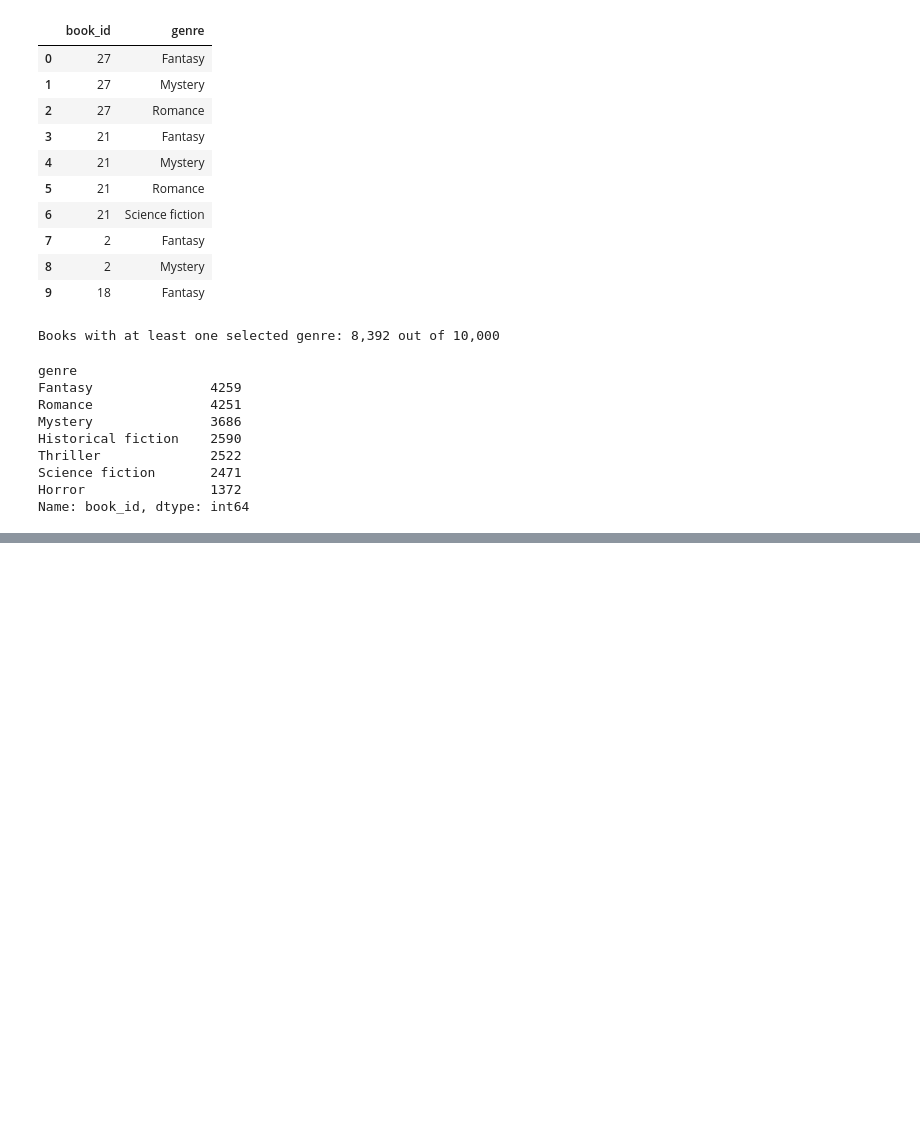
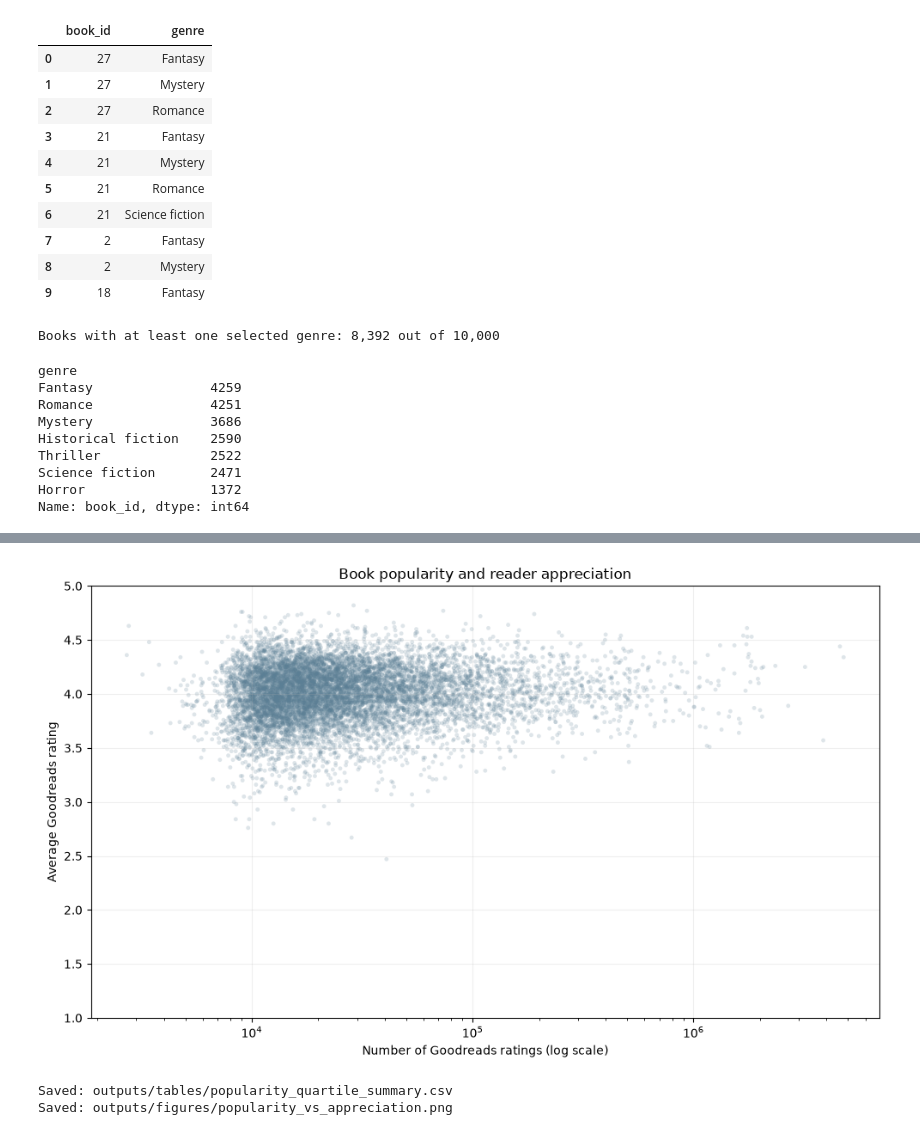
Before and after one commit to sofiagolla04/page-turners, a Jupyter notebook: page_turners_analysis.ipynb, the cells around one changed output, grey strips where cells are left out. Cells and saved outputs as stored; diff of their text form; code cells hidden in the pictures; blank space fills up the shorter version.

```diff
--- a/page_turners_analysis.ipynb
+++ b/page_turners_analysis.ipynb
@@ -644,0 +1167,29 @@ To be developed.
+# %%
+import importlib
+import src.data_cleaning as data_cleaning
+
+importlib.reload(data_cleaning)
+
+books_popularity = data_cleaning.prepare_popularity_data(
+    books_enriched
+)
+
+assert books_popularity["book_id"].is_unique
+
+assert books_popularity[
+    ["ratings_count", "average_rating", "popularity_quartile"]
+].notna().all().all()
+
+excluded_books = len(books_enriched) - len(books_popularity)
+
+print(f"Books included: {len(books_popularity):,}")
+print(
+    "Books excluded for missing metrics or zero ratings: "
+    f"{excluded_books:,}"
+)
+print(
+    "Books with zero rating counts in the input:",
+    books_enriched["ratings_count"].eq(0).sum(),
+)
+
+books_popularity.head(10)
@@ -644,0 +1253,38 @@ To be developed.
+# %%
+import matplotlib.pyplot as plt
+import src.visualization as visualization
+
+importlib.reload(visualization)
+
+popularity_figure = visualization.plot_popularity_vs_appreciation(
+    books_popularity
+)
+
+plt.show()
+# %% [output]
+[figure, added]
+# %%
+from src.data_loading import PROJECT_ROOT
+
+tables_dir = PROJECT_ROOT / "outputs" / "tables"
+figures_dir = PROJECT_ROOT / "outputs" / "figures"
+
+tables_dir.mkdir(parents=True, exist_ok=True)
+figures_dir.mkdir(parents=True, exist_ok=True)
+
+popularity_summary.to_csv(
+    tables_dir / "popularity_quartile_summary.csv",
+    index=False,
+)
+
+popularity_figure.savefig(
+    figures_dir / "popularity_vs_appreciation.png",
+    dpi=300,
+    bbox_inches="tight",
+)
+
+print("Saved: outputs/tables/popularity_quartile_summary.csv")
+print("Saved: outputs/figures/popularity_vs_appreciation.png")
+# %% [output]
+Saved: outputs/tables/popularity_quartile_summary.csv
+Saved: outputs/figures/popularity_vs_appreciation.png
```
Also changed, not shown: parts of 43 cells of this notebook, 12 other files.
